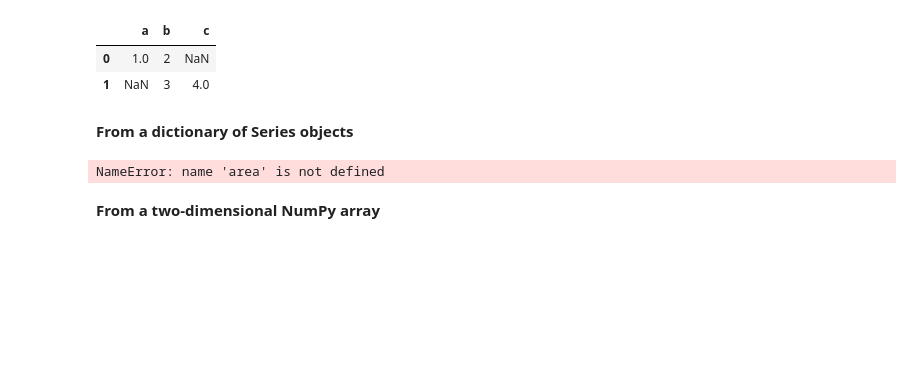
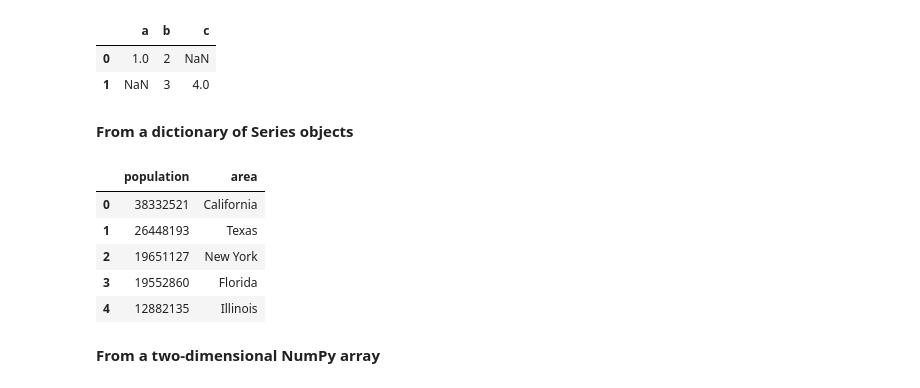
Before and after one commit to chen115y/MLOpsLearning, a Jupyter notebook: DataWrangling/Pandas.ipynb, the cells around one changed output. Drawn from its saved outputs; the diff is of its cells as text; code cells hidden in the pictures; blank space fills up the shorter version.

```diff
--- a/DataWrangling/Pandas.ipynb
+++ b/DataWrangling/Pandas.ipynb
@@ -197,10 +197,17 @@ pd.DataFrame([{'a': 1, 'b': 2}, {'b': 3, 'c': 4}])
 | 1 | NaN | 3 | 4.0 |
 # %% [markdown]
 __From a dictionary of Series objects__
-# %%
-pd.DataFrame({'population': population,'area': area})
-# %% [output]
-NameError: name 'area' is not defined
+# %%
+area = pd.Series(['California','Texas','New York','Florida','Illinois'])
+population = pd.Series([38332521,26448193,19651127,19552860,12882135])
+pd.DataFrame({'population': population,'area': area})
+# %% [output]
+|  | population | area |
+| 0 | 38332521 | California |
+| 1 | 26448193 | Texas |
+| 2 | 19651127 | New York |
+| 3 | 19552860 | Florida |
+| 4 | 12882135 | Illinois |
 # %% [markdown]
 __From a two-dimensional NumPy array__
 # %%
```
Also changed, not shown: parts of 14 cells of this notebook, 2 other files.
